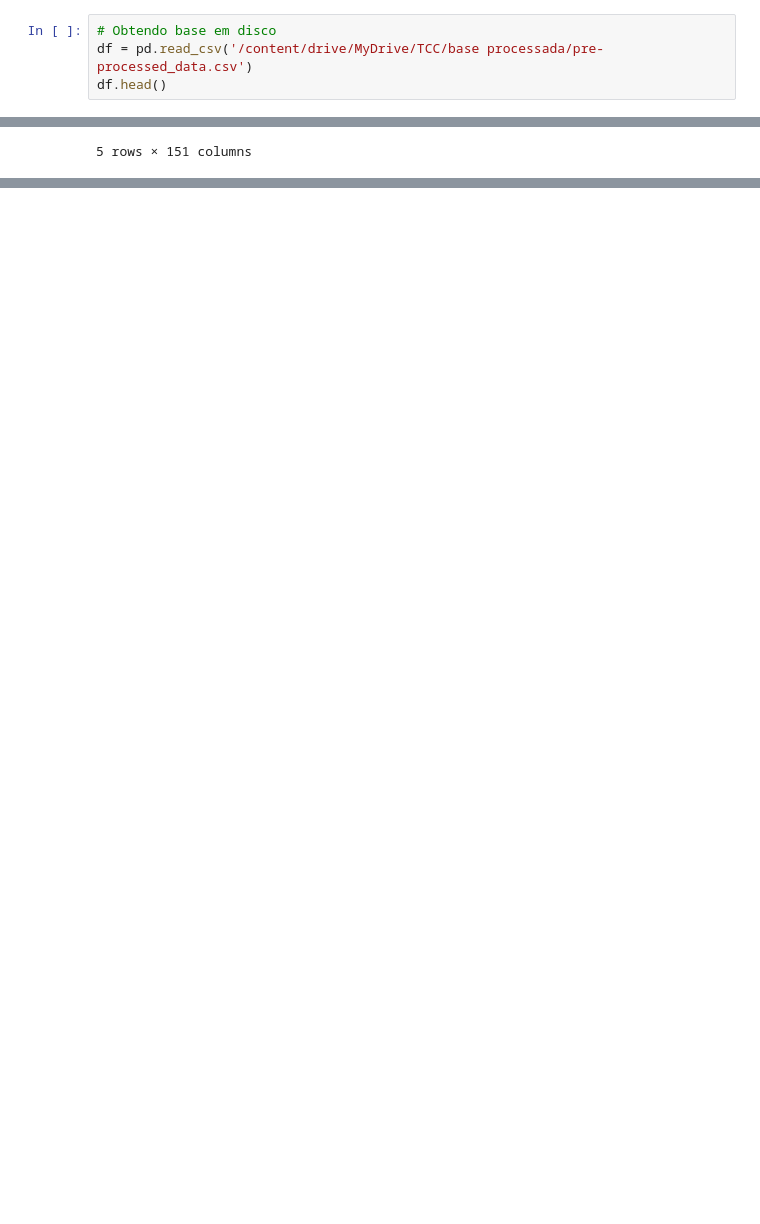
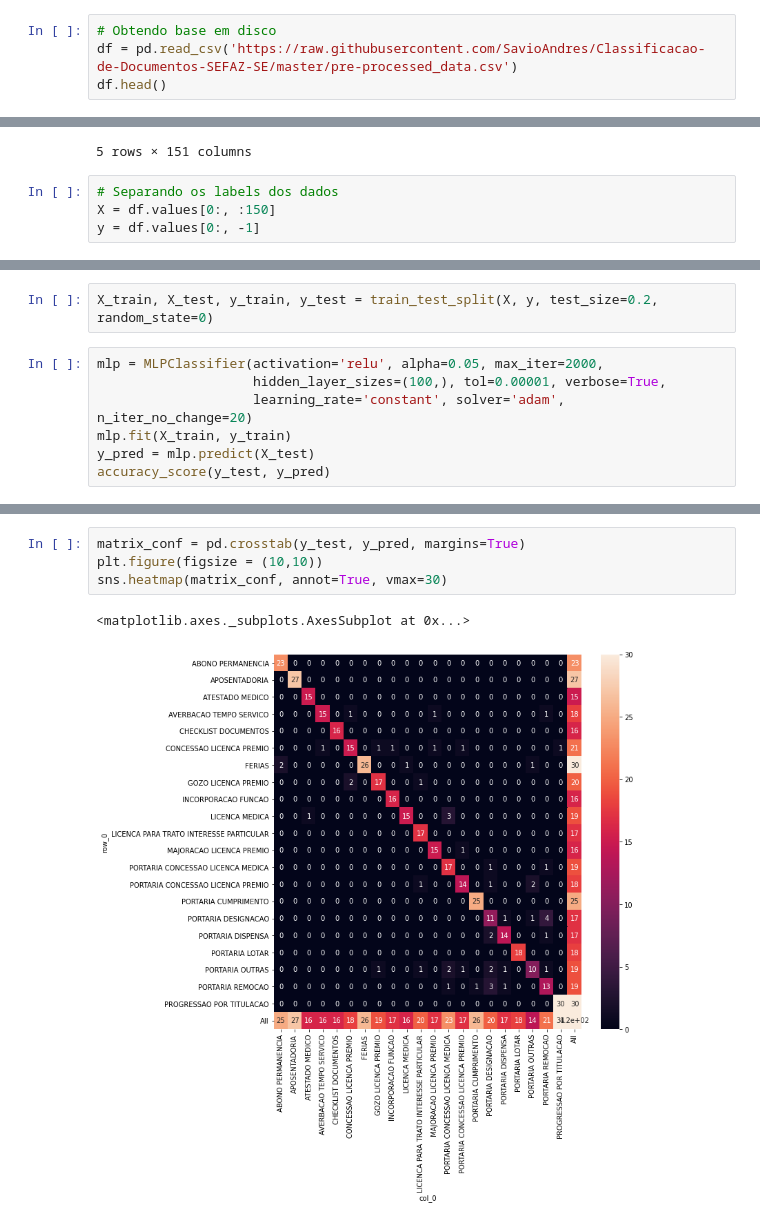
Before and after one commit to SavioAndres/Classificacao-de-Documentos-SEFAZ-SE, a Jupyter notebook: classificacao_acervo_sefaz.ipynb, the cells around one changed output, grey strips where cells are left out. Drawn from its saved outputs; the diff is of its cells as text; blank space fills up the shorter version.

```diff
--- a/classificacao_acervo_sefaz.ipynb
+++ b/classificacao_acervo_sefaz.ipynb
@@ -265,7 +283,7 @@ df2.to_csv('/content/drive/MyDrive/TCC/base processada/pre-processed_data.csv',
 # Modelos de machine learning
 # %%
 # Obtendo base em disco
-df = pd.read_csv('/content/drive/MyDrive/TCC/base processada/pre-processed_data.csv')
+df = pd.read_csv('https://raw.githubusercontent.com/SavioAndres/Classificacao-de-Documentos-SEFAZ-SE/master/pre-processed_data.csv')
 df.head()
 # %% [output]
 |  | adm | administracao | administrativo | ana | ano | apos | aquisitivo | aracaju | art | ... |
@@ -275,3 +293,7 @@ df.head()
 | 3 | 0.000000 | 0.000000 | 0.013748 | 0.042153 | 0.373473 | 0.015904 | 0.000000 | 0.045740 | 0.026827 | ... |
 | 4 | 0.000000 | 0.000000 | 0.000000 | 0.063334 | 0.064746 | 0.000000 | 0.000000 | 0.206168 | 0.000000 | ... |
 5 rows × 151 columns
+# %%
+# Separando os labels dos dados
+X = df.values[0:, :150]
+y = df.values[0:, -1]
@@ -277,0 +365,9 @@ df.head()
+# %%
+X_train, X_test, y_train, y_test = train_test_split(X, y, test_size=0.2, random_state=0)
+# %%
+mlp = MLPClassifier(activation='relu', alpha=0.05, max_iter=2000,
+                    hidden_layer_sizes=(100,), tol=0.00001, verbose=True,
+                    learning_rate='constant', solver='adam', n_iter_no_change=20)
+mlp.fit(X_train, y_train)
+y_pred = mlp.predict(X_test)
+accuracy_score(y_test, y_pred)
@@ -277,0 +413,7 @@ df.head()
+# %%
+matrix_conf = pd.crosstab(y_test, y_pred, margins=True)
+plt.figure(figsize = (10,10))
+sns.heatmap(matrix_conf, annot=True, vmax=30)
+# %% [output]
+<matplotlib.axes._subplots.AxesSubplot at 0x...>
+[figure, added]
```
Also changed, not shown: parts of 17 cells of this notebook.
